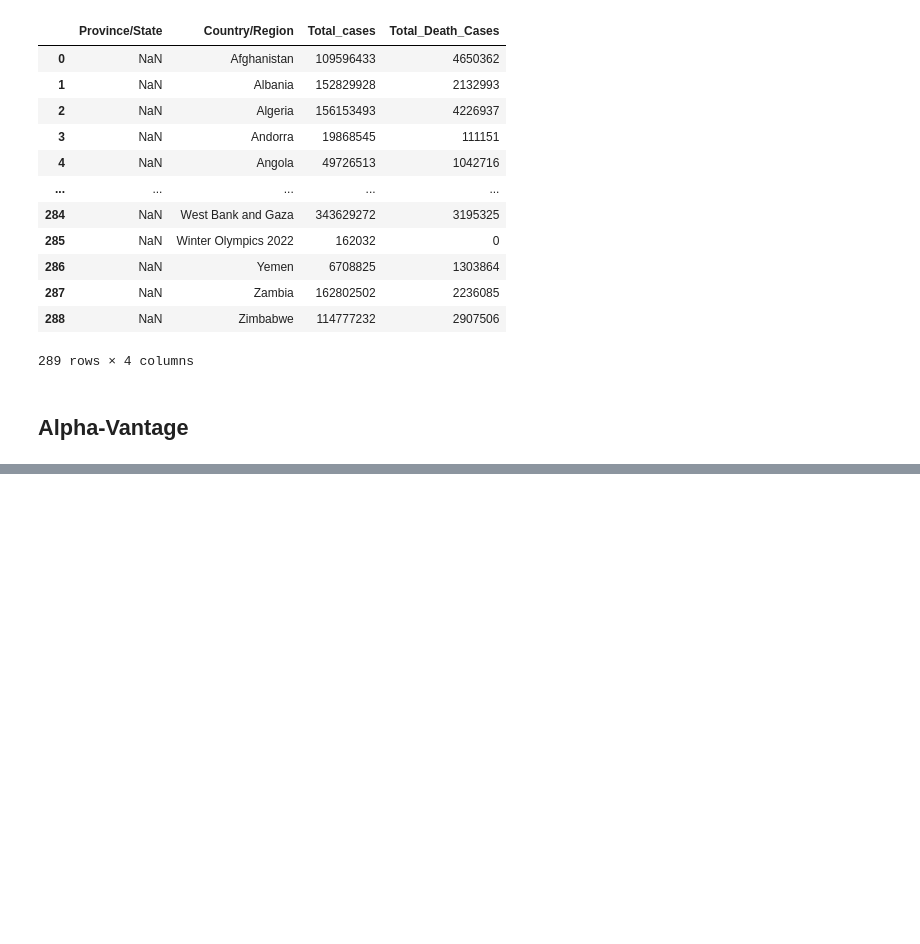
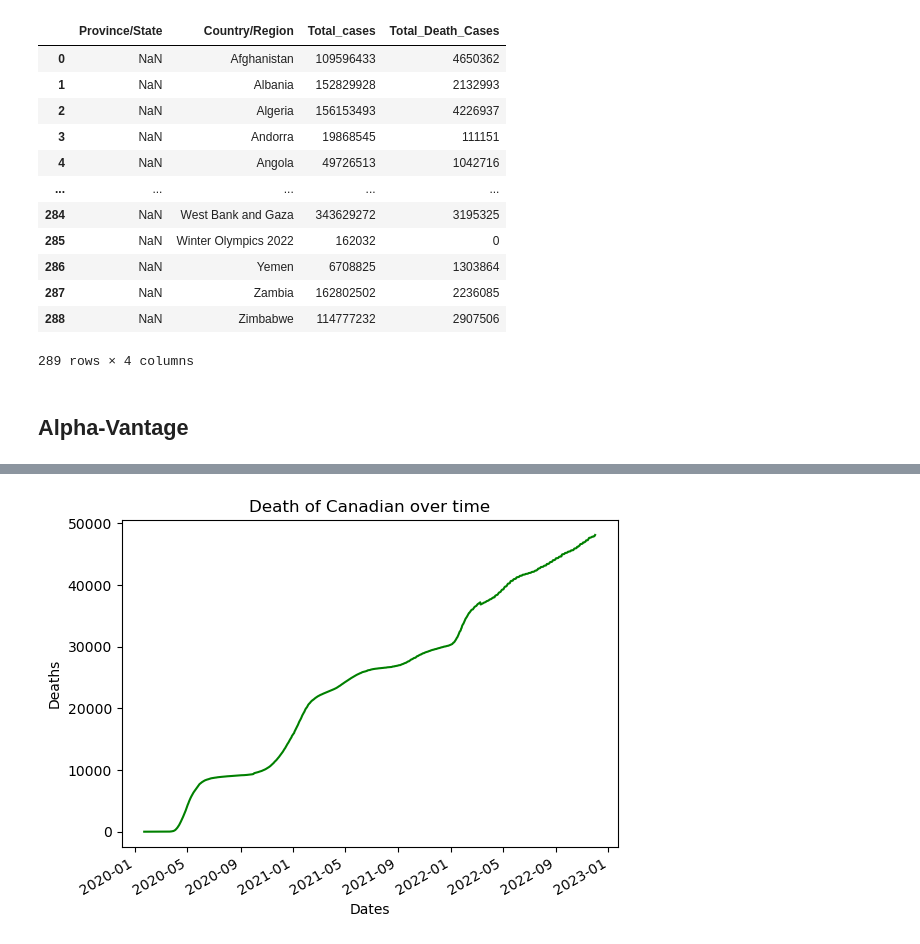
Before and after one commit to AIDA-Saskatchewan-polytechnic/Final_Project_Vismay_Jinal, a Jupyter notebook: Final_Project.ipynb, the cells around one changed output, grey strips where cells are left out. Drawn from its saved outputs; the diff is of its cells as text; code cells hidden in the pictures; blank space fills up the shorter version.

```diff
--- a/Final_Project.ipynb
+++ b/Final_Project.ipynb
@@ -192,0 +197,17 @@ stocks_df
+# %%
+df_canada_cases = canada_cases.reset_index().drop(columns=["Lat","Long"]).T.reset_index()
+
+df_canada_cases.columns = ["date","Canada_Confirmed_Cases"]
+df_canada_cases = df_canada_cases.iloc[1:-1]
+
+df_usa_cases = usa_cases.reset_index().drop(columns=["Lat","Long"]).T.reset_index()
+
+df_usa_cases.columns = ["date","US_Confirmed_Cases"]
+df_usa_cases = df_usa_cases.iloc[1:-1]
+# %%
+confirm_df = df_canada_cases.merge(df_usa_cases, on='date')
+death_df = df_canada_deaths.merge(df_usa_deaths, on='date')
+
+final_df = confirm_df.merge(death_df, on='date')
+# %%
+final_df['date'] = pd.to_datetime(final_df['date'])
@@ -192,0 +230,2 @@ stocks_df
+# %%
+final_df = final_df.merge(stocks_df, on='date', how='left')
@@ -192,0 +248,13 @@ stocks_df
+# %%
+fig = plt.figure()
+plt.plot_date(final_df['date'], final_df['Canada_deaths'], 'g-')
+
+plt.title('Death of Canadian over time')
+plt.xlabel('Dates')
+plt.ylabel('Deaths')
+
+fig.autofmt_xdate()
+
+plt.show()
+# %% [output]
+[figure, added]
```
Also changed, not shown: parts of 14 cells of this notebook.
